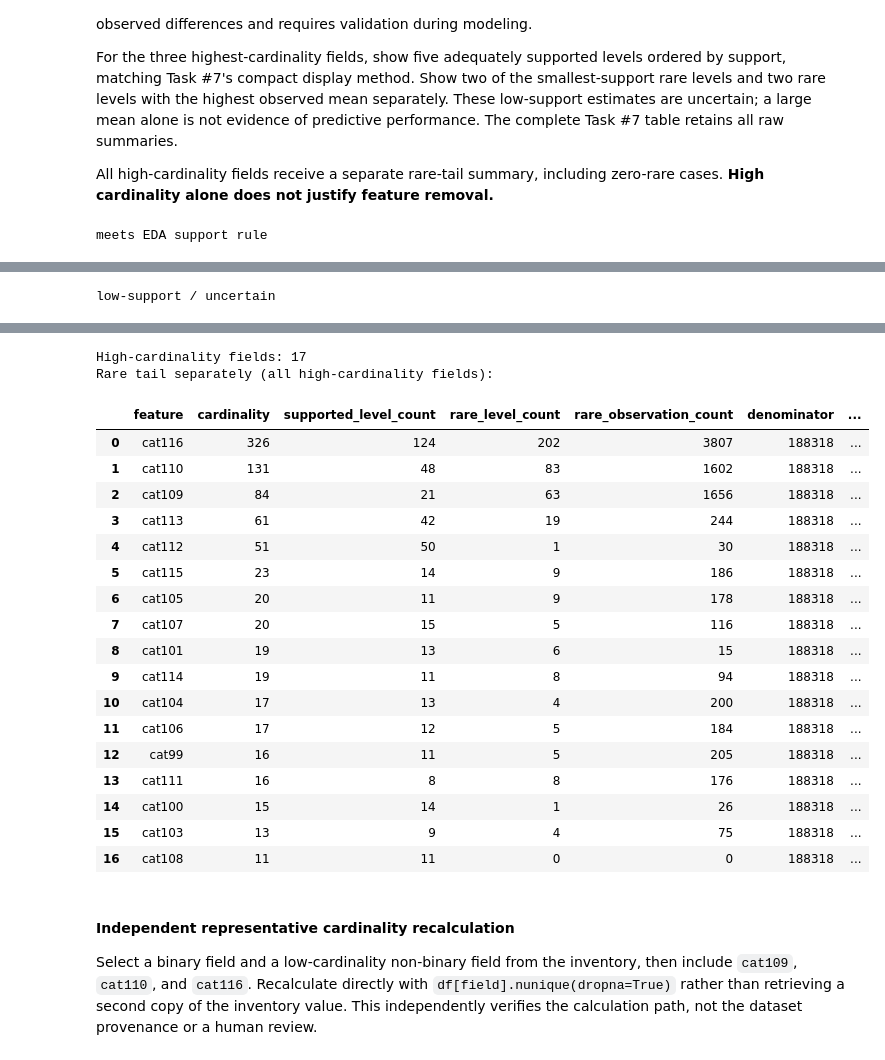
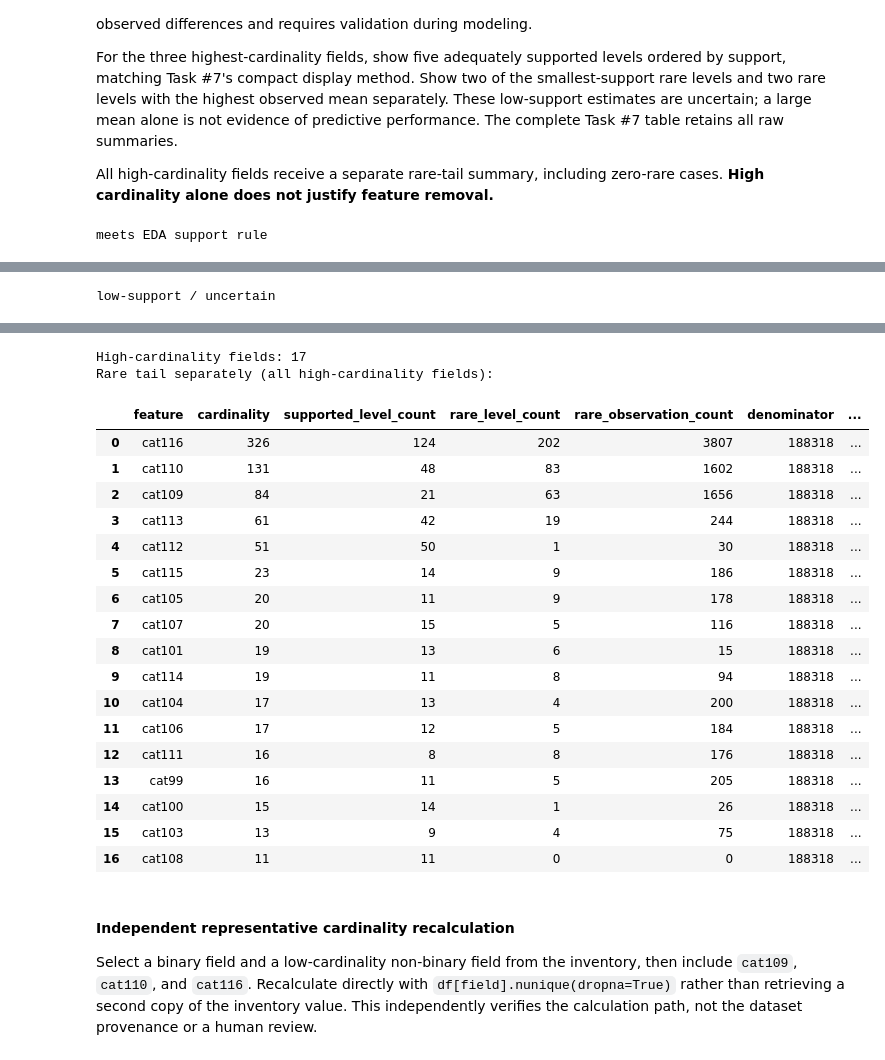
Before and after one commit to Break-Through-Tech/Allstate-1C-predicting-auto-claims-severity, a Jupyter notebook: notebooks/data-understanding.ipynb, the cells around one changed output, grey strips where cells are left out. Cells and saved outputs as stored; diff of their text form; code cells hidden in the pictures.

```diff
--- a/notebooks/data-understanding.ipynb
+++ b/notebooks/data-understanding.ipynb
@@ -1371,27 +1410,28 @@ For the three highest-cardinality fields, show five adequately supported levels
 
 All high-cardinality fields receive a separate rare-tail summary, including zero-rare cases. **High cardinality alone does not justify feature removal.**
 # %%
+# Sorts use explicit tie-breakers and kind='stable' so artifact row order is identical on every platform (anomaly G3-WF-002).
 supported = levels.loc[~levels['rare_level_flag']]
 low_fields = inv.loc[inv['cardinality_group'].eq('low'), 'column_name']
 low_ranges = supported.loc[supported['field_name'].isin(low_fields)].groupby('field_name')['raw_median_loss'].agg(['min', 'max', 'count'])
 low_ranges['median_range'] = low_ranges['max'] - low_ranges['min']
-selected_low = low_ranges.loc[low_ranges['count'].ge(2)].sort_values('median_range', ascending=False).head(2).index.tolist()
-high_inventory = inv.loc[inv['cardinality_group'].eq('high')].sort_values('cardinality', ascending=False)
+selected_low = low_ranges.loc[low_ranges['count'].ge(2)].sort_values('median_range', ascending=False, kind='stable').head(2).index.tolist()
+high_inventory = inv.loc[inv['cardinality_group'].eq('high')].sort_values(['cardinality', 'column_name'], ascending=[False, True], kind='stable')
 selected_high = high_inventory.head(3)['column_name'].tolist()
 
 target_parts = []
 for field in selected_low:
-    part = levels.loc[levels['field_name'].eq(field)].sort_values('level_support', ascending=False).copy()
+    part = levels.loc[levels['field_name'].eq(field)].sort_values(['level_support', 'level'], ascending=[False, True], kind='stable').copy()
     part['selection'] = 'low-cardinality observed median-range example'
     target_parts.append(part)
 for field in selected_high:
     field_levels = levels.loc[levels['field_name'].eq(field)]
-    part = field_levels.loc[~field_levels['rare_level_flag']].sort_values('level_support', ascending=False).head(5).copy()
+    part = field_levels.loc[~field_levels['rare_level_flag']].sort_values(['level_support', 'level'], ascending=[False, True], kind='stable').head(5).copy()
     part['selection'] = 'high-cardinality leading supported levels'
     target_parts.append(part)
     tail = field_levels.loc[field_levels['rare_level_flag']]
     part = pd.concat([tail.sort_values(['level_support', 'level']).head(2),
-                      tail.sort_values('raw_mean_loss', ascending=False).head(2)]).drop_duplicates(['field_name', 'level']).copy()
+                      tail.sort_values(['raw_mean_loss', 'level'], ascending=[False, True], kind='stable').head(2)]).drop_duplicates(['field_name', 'level']).copy()
     part['selection'] = 'high-cardinality rare-tail example'
     target_parts.append(part)
 target_evidence = pd.concat(target_parts, ignore_index=True)
@@ -1442,35 +1482,35 @@ low-support / uncertain
 | 7 | cat89 | I | 2 | 188318 | 0.000011 | 100 | 9814.04 | ... |
 | 8 | cat89 | G | 1 | 188318 | 0.000005 | 100 | 3666.93 | ... |
 | 9 | cat89 | H | 1 | 188318 | 0.000005 | 100 | 18646.37 | ... |
 | 15 | cat116 | AD | 1 | 188318 | 0.000005 | 100 | 1624.82 | ... |
 | 16 | cat116 | AE | 1 | 188318 | 0.000005 | 100 | 509.85 | ... |
 | 17 | cat116 | MS | 1 | 188318 | 0.000005 | 100 | 67537.73 | ... |
 | 18 | cat116 | J | 1 | 188318 | 0.000005 | 100 | 51383.04 | ... |
 | 24 | cat110 | AS | 1 | 188318 | 0.000005 | 100 | 1467.99 | ... |
 | 25 | cat110 | BD | 1 | 188318 | 0.000005 | 100 | 1576.50 | ... |
 | 26 | cat110 | EH | 1 | 188318 | 0.000005 | 100 | 7020.68 | ... |
 | 27 | cat110 | AE | 16 | 188318 | 0.000085 | 100 | 4646.98 | ... |
 | 33 | cat109 | AG | 1 | 188318 | 0.000005 | 100 | 1150.72 | ... |
 | 34 | cat109 | AK | 1 | 188318 | 0.000005 | 100 | 544.06 | ... |
 | 35 | cat109 | C | 39 | 188318 | 0.000207 | 100 | 4059.76 | ... |
 | 36 | cat109 | L | 89 | 188318 | 0.000473 | 100 | 3689.72 | ... |
 High-cardinality fields: 17
 Rare tail separately (all high-cardinality fields):
 |  | feature | cardinality | supported_level_count | rare_level_count | rare_observation_count | denominator | ... |
 | 0 | cat116 | 326 | 124 | 202 | 3807 | 188318 | ... |
 | 1 | cat110 | 131 | 48 | 83 | 1602 | 188318 | ... |
 | 2 | cat109 | 84 | 21 | 63 | 1656 | 188318 | ... |
 | 3 | cat113 | 61 | 42 | 19 | 244 | 188318 | ... |
 | 4 | cat112 | 51 | 50 | 1 | 30 | 188318 | ... |
 | 5 | cat115 | 23 | 14 | 9 | 186 | 188318 | ... |
 | 6 | cat105 | 20 | 11 | 9 | 178 | 188318 | ... |
 | 7 | cat107 | 20 | 15 | 5 | 116 | 188318 | ... |
 | 8 | cat101 | 19 | 13 | 6 | 15 | 188318 | ... |
 | 9 | cat114 | 19 | 11 | 8 | 94 | 188318 | ... |
 | 10 | cat104 | 17 | 13 | 4 | 200 | 188318 | ... |
 | 11 | cat106 | 17 | 12 | 5 | 184 | 188318 | ... |
-| 12 | cat99 | 16 | 11 | 5 | 205 | 188318 | ... |
-| 13 | cat111 | 16 | 8 | 8 | 176 | 188318 | ... |
+| 12 | cat111 | 16 | 8 | 8 | 176 | 188318 | ... |
+| 13 | cat99 | 16 | 11 | 5 | 205 | 188318 | ... |
 | 14 | cat100 | 15 | 14 | 1 | 26 | 188318 | ... |
 | 15 | cat103 | 13 | 9 | 4 | 75 | 188318 | ... |
 | 16 | cat108 | 11 | 11 | 0 | 0 | 188318 | ... |
```
Also changed, not shown: parts of 23 cells of this notebook, 9 other files.
